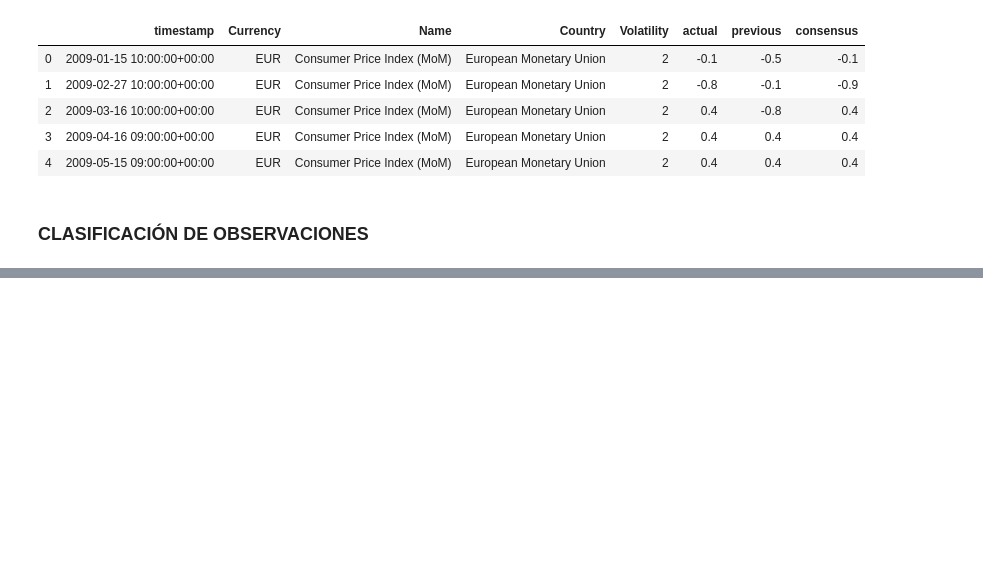
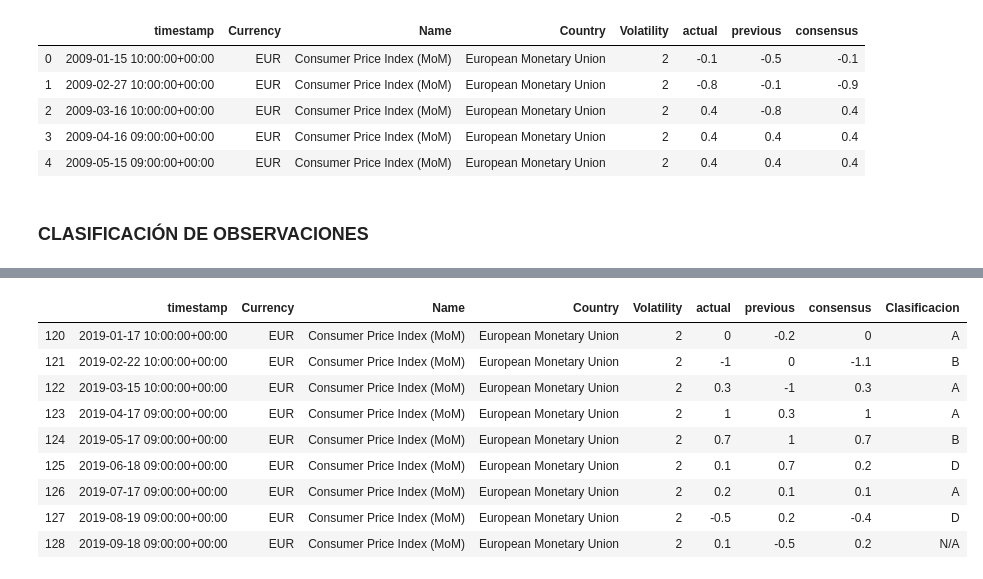
Before and after one commit to jaqr21/MyST_Lab4, a Jupyter notebook: Y_MyST_Laboratorio4.ipynb, the cells around one changed output, grey strips where cells are left out. Cells and saved outputs as stored; diff of their text form; code cells hidden in the pictures; blank space fills up the shorter version.

```diff
--- a/Y_MyST_Laboratorio4.ipynb
+++ b/Y_MyST_Laboratorio4.ipynb
@@ -189,0 +190,17 @@ for i in range(len(vlookup_usa)):
+# %%
+#UE
+vlkup_ue=filtro_ue[filtro_ue['timestamp'].isin(archivop_2019['timestamp'])] #busca los timestamps que se presentan tanto en el hisorico de precios como en el filtro_ue
+vlkup_ue
+#vlkup_ue=filtro_ue[filtro_ue['timestamp'].isin(archivoph['timestamp'])] #busca los timestamps que se presentan tanto en el hisorico de precios como en el filtro_ue
+#vlkup_ue.head()
+# %% [output]
+|  | timestamp | Currency | Name | Country | Volatility | actual | previous | consensus | Clasificacion |
+| 120 | 2019-01-17 10:00:00+00:00 | EUR | Consumer Price Index (MoM) | European Monetary Union | 2 | 0 | -0.2 | 0 | A |
+| 121 | 2019-02-22 10:00:00+00:00 | EUR | Consumer Price Index (MoM) | European Monetary Union | 2 | -1 | 0 | -1.1 | B |
+| 122 | 2019-03-15 10:00:00+00:00 | EUR | Consumer Price Index (MoM) | European Monetary Union | 2 | 0.3 | -1 | 0.3 | A |
+| 123 | 2019-04-17 09:00:00+00:00 | EUR | Consumer Price Index (MoM) | European Monetary Union | 2 | 1 | 0.3 | 1 | A |
+| 124 | 2019-05-17 09:00:00+00:00 | EUR | Consumer Price Index (MoM) | European Monetary Union | 2 | 0.7 | 1 | 0.7 | B |
+| 125 | 2019-06-18 09:00:00+00:00 | EUR | Consumer Price Index (MoM) | European Monetary Union | 2 | 0.1 | 0.7 | 0.2 | D |
+| 126 | 2019-07-17 09:00:00+00:00 | EUR | Consumer Price Index (MoM) | European Monetary Union | 2 | 0.2 | 0.1 | 0.1 | A |
+| 127 | 2019-08-19 09:00:00+00:00 | EUR | Consumer Price Index (MoM) | European Monetary Union | 2 | -0.5 | 0.2 | -0.4 | D |
+| 128 | 2019-09-18 09:00:00+00:00 | EUR | Consumer Price Index (MoM) | European Monetary Union | 2 | 0.1 | -0.5 | 0.2 | N/A |
```
Also changed, not shown: parts of 14 cells of this notebook.
